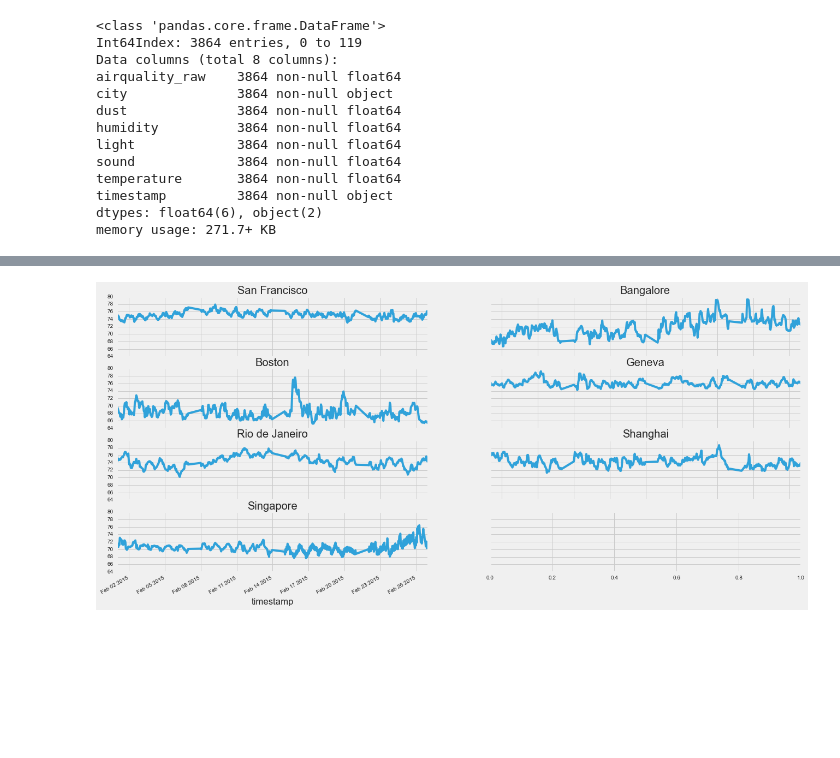
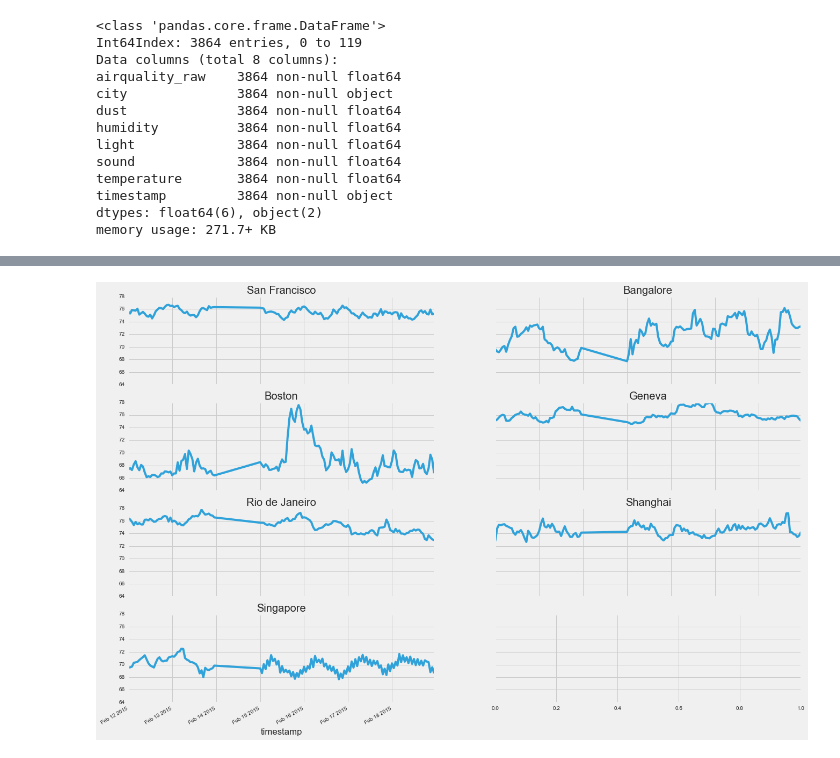
Before and after one commit to kgates-github/datacanvas, a Jupyter notebook: notebooks/data-munging.ipynb, the cells around one changed output, grey strips where cells are left out. Saved outputs shown, nothing was run; the diff lists cells and outputs as text; code cells hidden in the pictures; blank space fills up the shorter version.

```diff
--- a/notebooks/data-munging.ipynb
+++ b/notebooks/data-munging.ipynb
@@ -78,12 +83,12 @@ memory usage: 301.9+ KB
 # %%
 data_df.set_index('timestamp', inplace=True)
 # %%
-fig, ax = plt.subplots(4, 2, sharey=True, figsize=(20, 10))
+fig, ax = plt.subplots(4, 2, sharey=True, figsize=(20, 15))
 for idx, city in enumerate(['San Francisco', 'Bangalore', 'Boston', 'Geneva', 'Rio de Janeiro', 'Shanghai', 'Singapore']):
-    data_df[data_df.city == city]['noise_db'].plot(ax=ax.flat[idx])
+    data_df[data_df.city == city].ix['2015-02-12':'2015-02-18', 'noise_db'].plot(ax=ax.flat[idx])
     ax.flat[idx].set_title(city)
 # %% [output]
-[figure, old version]
+[figure, new version]
 # %%
 data_df[['noise_db', 'city']].boxplot(by='city')
 # %% [output]
```
Also changed, not shown: parts of 2 cells of this notebook, 7 other files.
